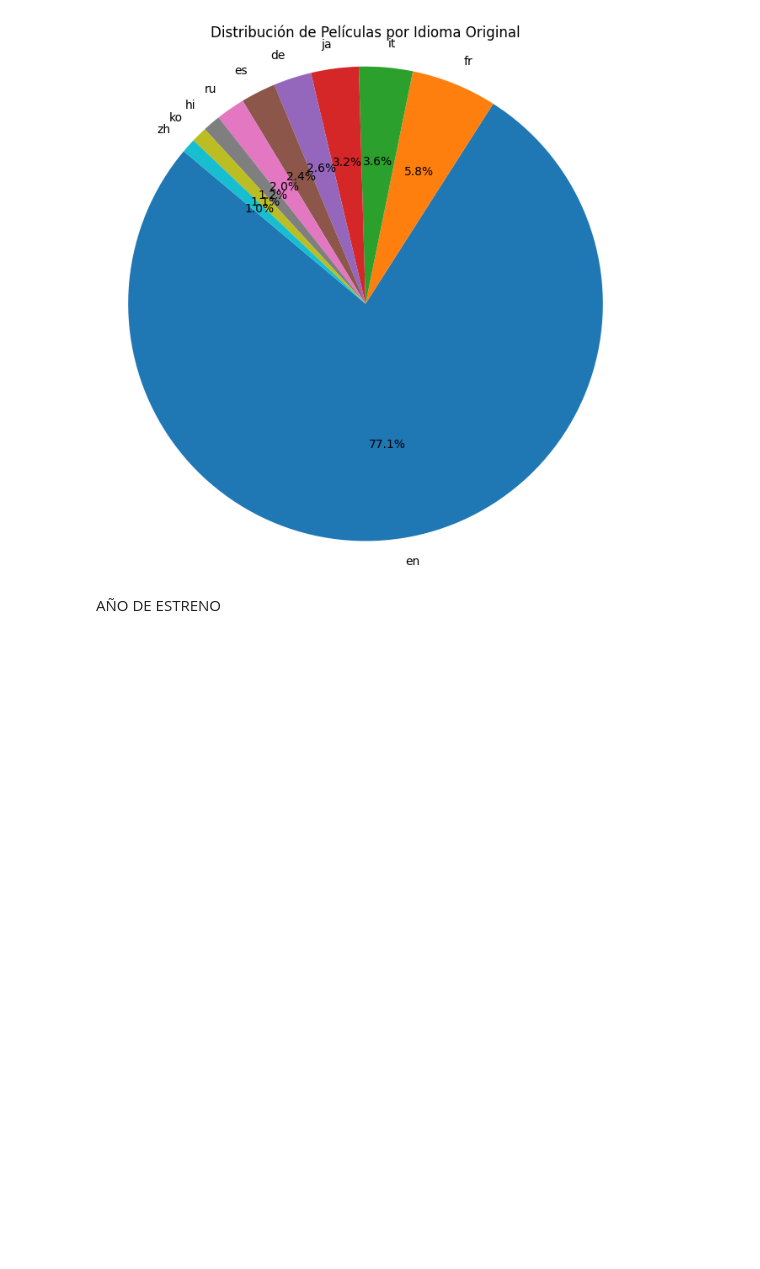
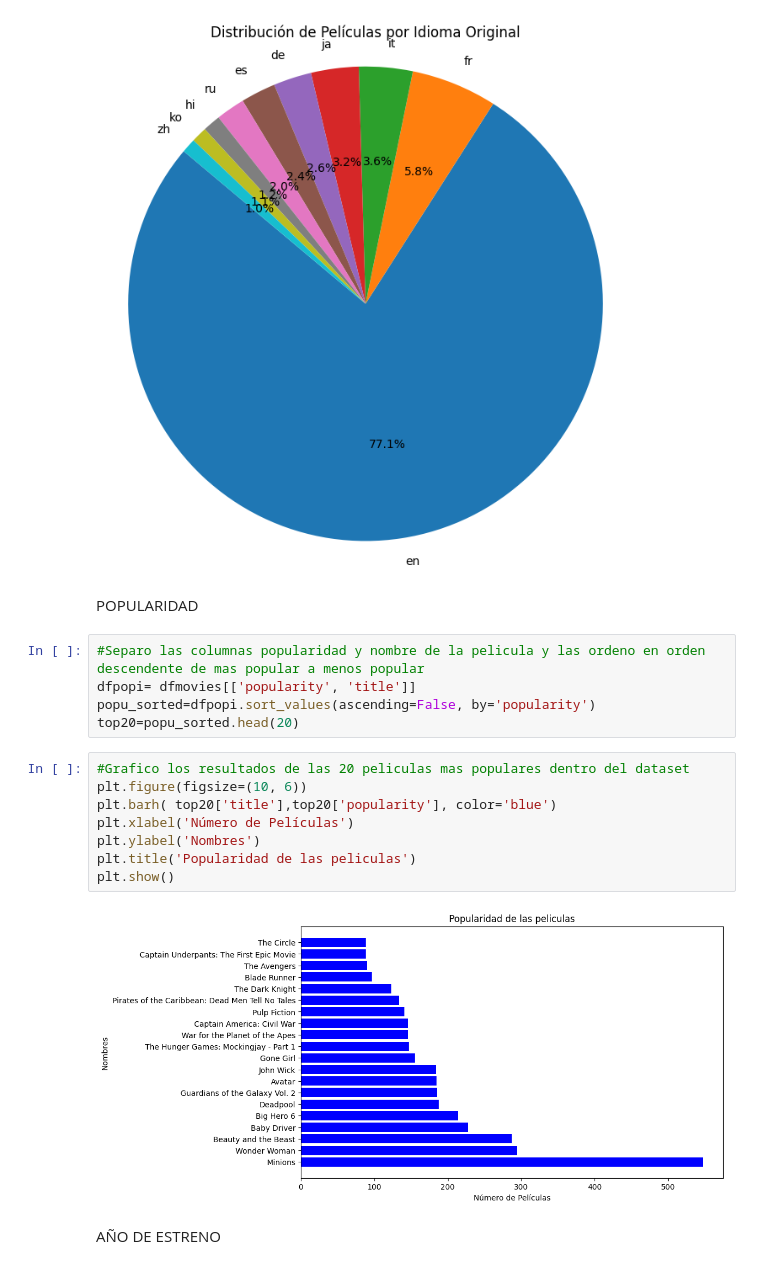
Before and after one commit to Constanzafl/Proyecto_Indiv_1_MLO_Henry, a Jupyter notebook: EDA/ANALISIS-UNIVARIADO.ipynb, the cells around one changed output. Drawn from its saved outputs; the diff is of its cells as text; blank space fills up the shorter version.

```diff
--- a/EDA/ANALISIS-UNIVARIADO.ipynb
+++ b/EDA/ANALISIS-UNIVARIADO.ipynb
@@ -50,6 +50,23 @@ plt.axis('equal')  # Equal aspect ratio ensures that pie is drawn as a circle.
 plt.show()
 # %% [output]
 [figure]
+# %% [markdown]
+POPULARIDAD
+# %%
+#Separo las columnas popularidad y nombre de la pelicula y las ordeno en orden descendente de mas popular a menos popular
+dfpopi= dfmovies[['popularity', 'title']]
+popu_sorted=dfpopi.sort_values(ascending=False, by='popularity')
+top20=popu_sorted.head(20)
+# %%
+#Grafico los resultados de las 20 peliculas mas populares dentro del dataset
+plt.figure(figsize=(10, 6))
+plt.barh( top20['title'],top20['popularity'], color='blue')
+plt.xlabel('Número de Películas')
+plt.ylabel('Nombres')
+plt.title('Popularidad de las peliculas')
+plt.show()
+# %% [output]
+[figure, added]
 # %% [markdown]
 AÑO DE ESTRENO
 # %%
```
Also changed, not shown: 4 other files.
